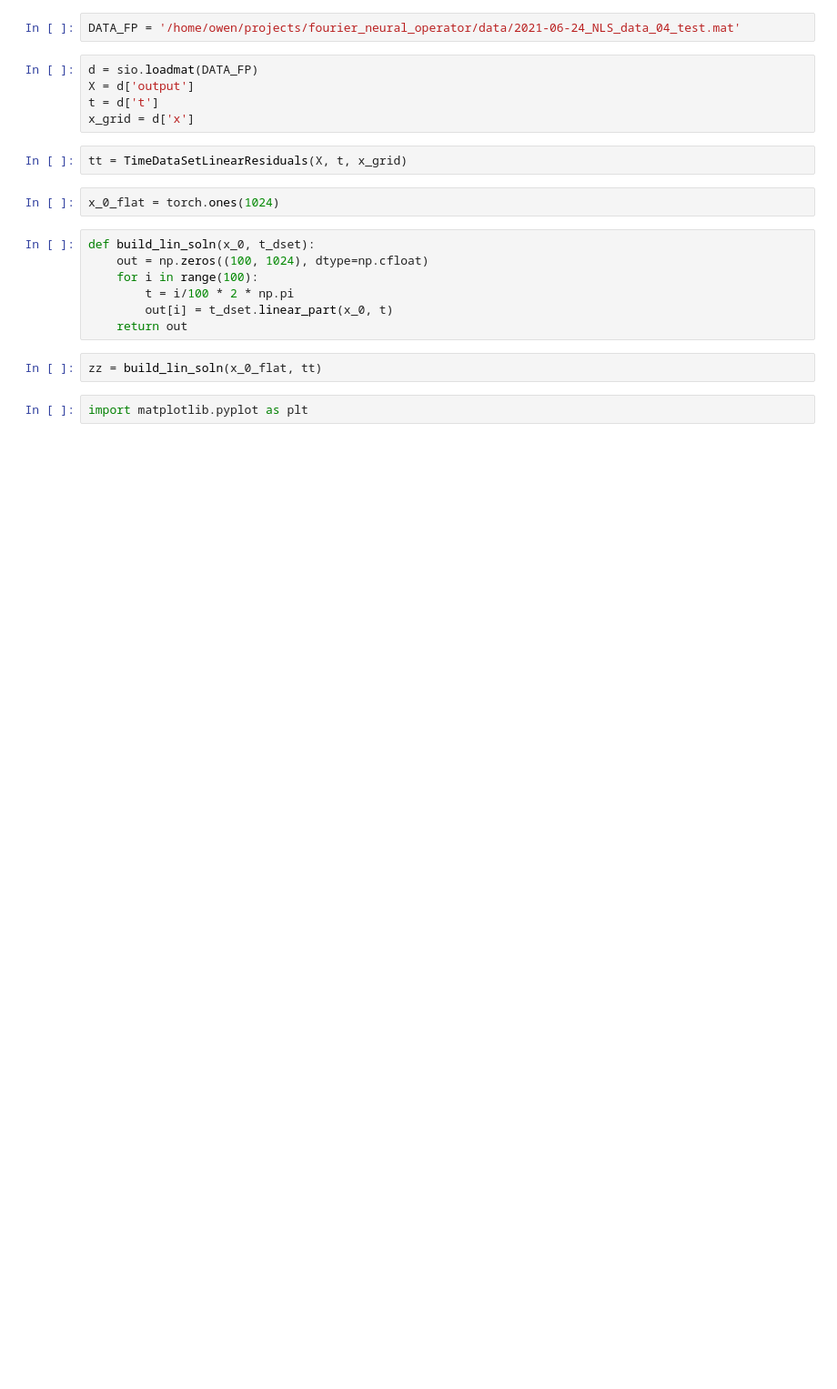
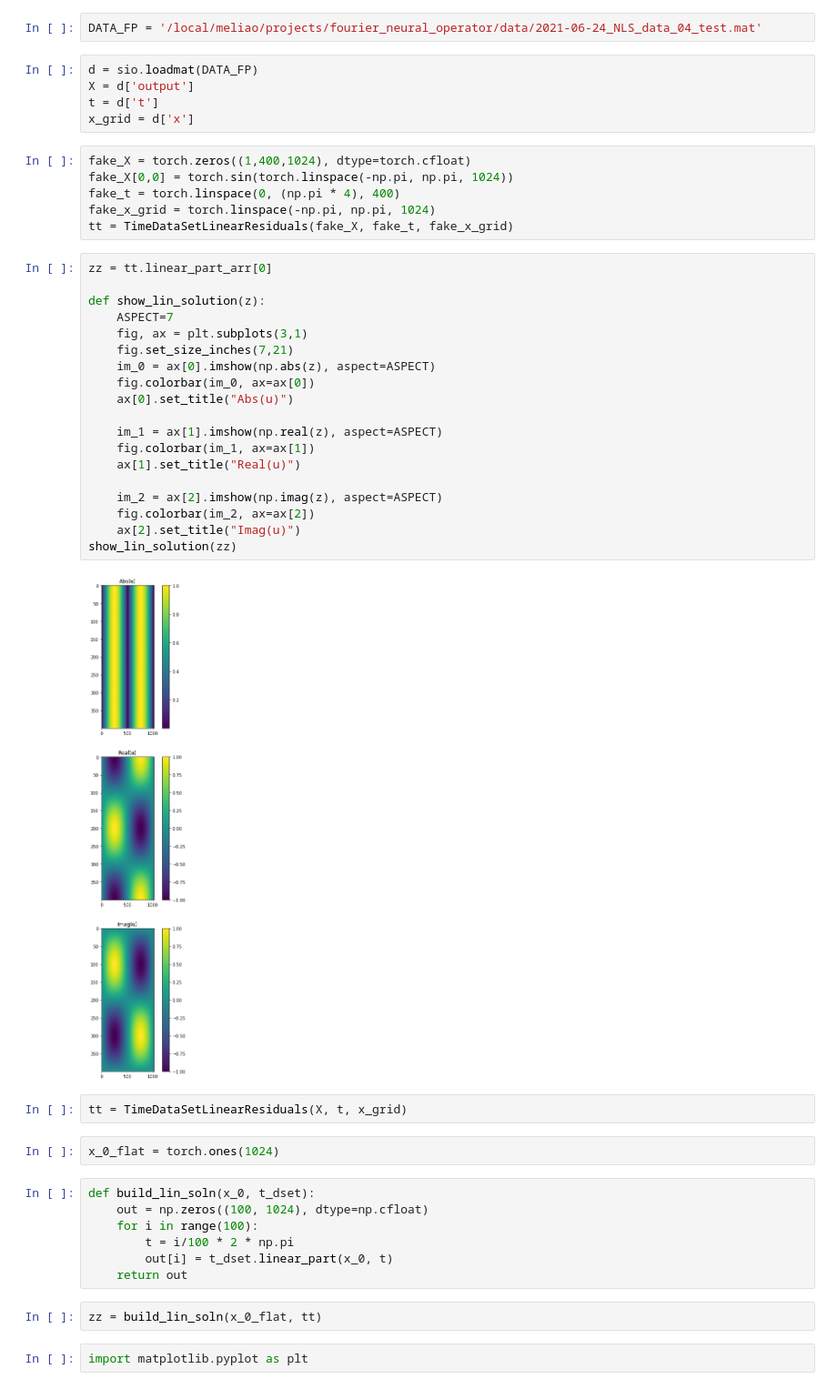
Before and after one commit to meliao/fourier_neural_operator, a Jupyter notebook: experiments/10_linear_approx/test_DataSet.ipynb, the cells around one changed output. Shown: that part at 91% size. Drawn from its saved outputs; the diff is of its cells as text; blank space fills up the shorter version.

```diff
--- a/experiments/10_linear_approx/test_DataSet.ipynb
+++ b/experiments/10_linear_approx/test_DataSet.ipynb
@@ -76,12 +104,39 @@ class TimeDataSetLinearResiduals(torch.utils.data.Dataset):
                                                                                             self.n_tsteps,
                                                                                             self.n_batches)
 # %%
-DATA_FP = '/home/owen/projects/fourier_neural_operator/data/2021-06-24_NLS_data_04_test.mat'
+DATA_FP = '/local/meliao/projects/fourier_neural_operator/data/2021-06-24_NLS_data_04_test.mat'
 # %%
 d = sio.loadmat(DATA_FP)
 X = d['output']
 t = d['t']
 x_grid = d['x']
+# %%
+fake_X = torch.zeros((1,400,1024), dtype=torch.cfloat)
+fake_X[0,0] = torch.sin(torch.linspace(-np.pi, np.pi, 1024))
+fake_t = torch.linspace(0, (np.pi * 4), 400)
+fake_x_grid = torch.linspace(-np.pi, np.pi, 1024)
+tt = TimeDataSetLinearResiduals(fake_X, fake_t, fake_x_grid)
+# %%
+zz = tt.linear_part_arr[0]
+
+def show_lin_solution(z):
+    ASPECT=7
+    fig, ax = plt.subplots(3,1)
+    fig.set_size_inches(7,21)
+    im_0 = ax[0].imshow(np.abs(z), aspect=ASPECT)
+    fig.colorbar(im_0, ax=ax[0])
+    ax[0].set_title("Abs(u)")
+
+    im_1 = ax[1].imshow(np.real(z), aspect=ASPECT)
+    fig.colorbar(im_1, ax=ax[1])
+    ax[1].set_title("Real(u)")
+
+    im_2 = ax[2].imshow(np.imag(z), aspect=ASPECT)
+    fig.colorbar(im_2, ax=ax[2])
+    ax[2].set_title("Imag(u)")
+show_lin_solution(zz)
+# %% [output]
+[figure, added]
 # %%
 tt = TimeDataSetLinearResiduals(X, t, x_grid)
 # %%
```
Also changed, not shown: parts of 4 cells of this notebook, 4 other files.
